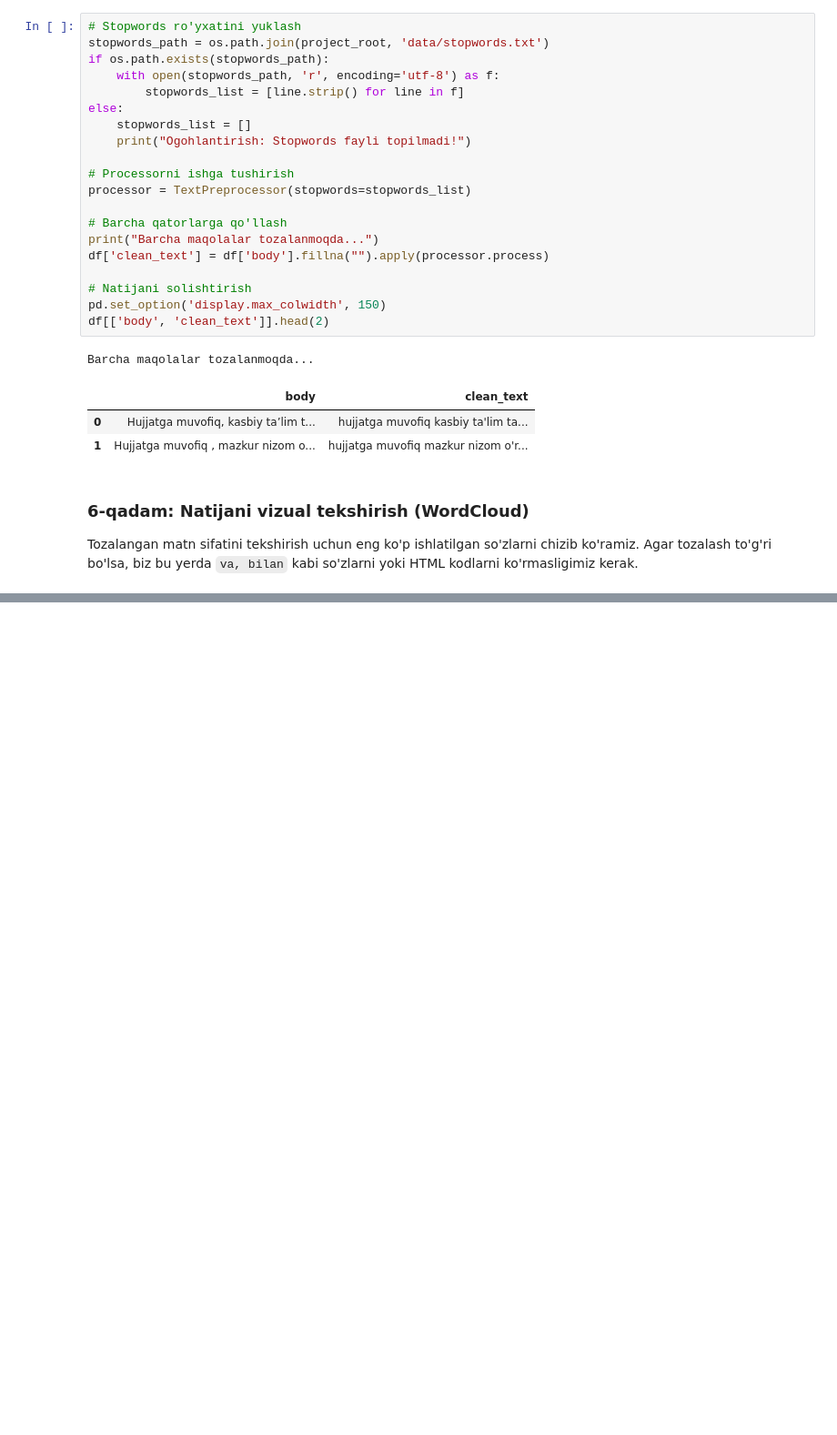
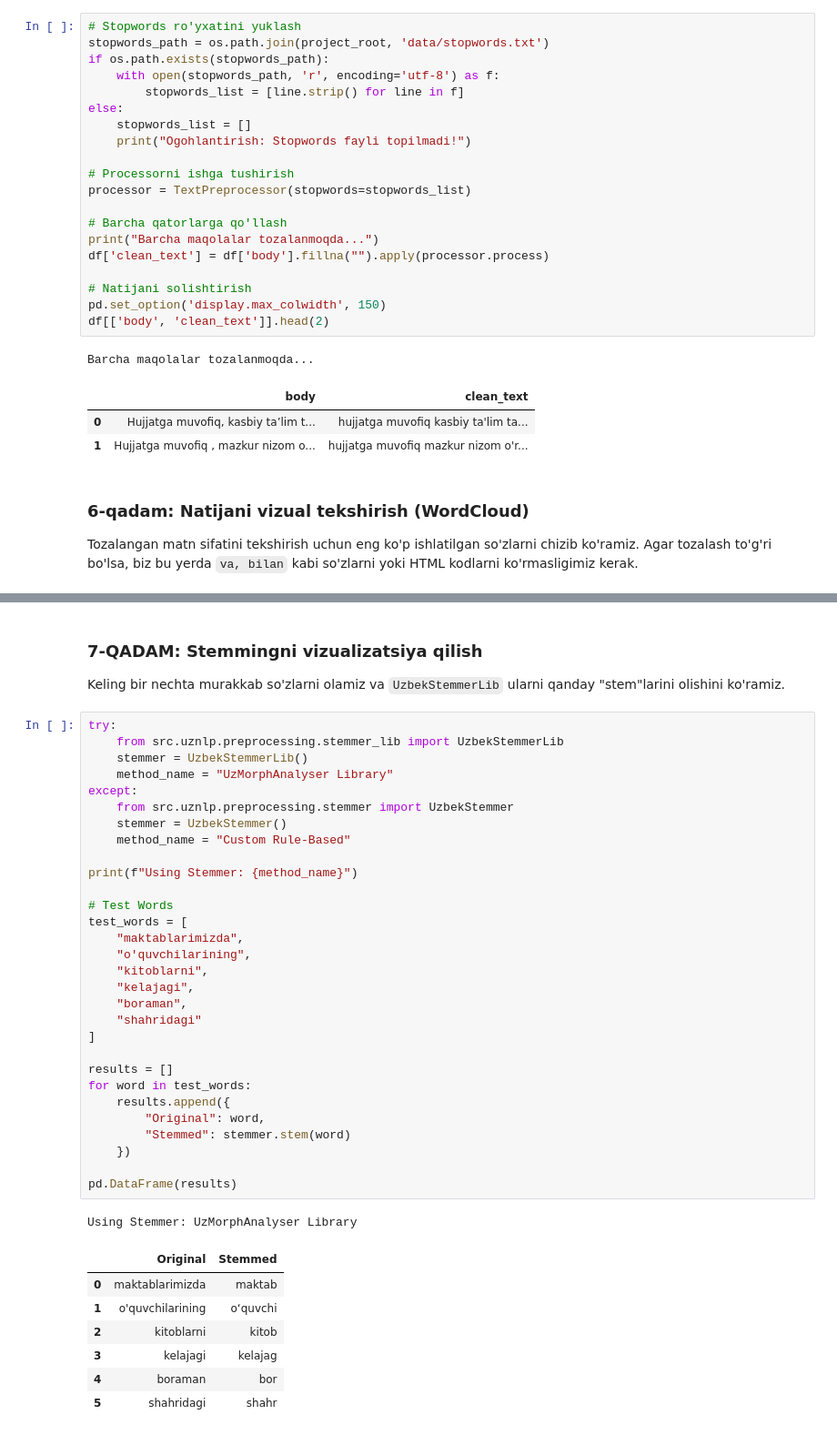
Before and after one commit to multi-modal-rtm/uznlp_course, a Jupyter notebook: labs/theme_01_preprocessing/exploration.ipynb, the cells around one changed output, grey strips where cells are left out. Shown: that part at 91% size. Saved outputs shown, nothing was run; the diff lists cells and outputs as text; blank space fills up the shorter version.

```diff
--- a/labs/theme_01_preprocessing/exploration.ipynb
+++ b/labs/theme_01_preprocessing/exploration.ipynb
@@ -345,0 +346,43 @@ plt.show()
+# %% [markdown]
+### 7-QADAM: Stemmingni vizualizatsiya qilish
+
+Keling bir nechta murakkab so'zlarni olamiz va `UzbekStemmerLib` ularni qanday "stem"larini olishini ko'ramiz.
+# %%
+try:
+    from src.uznlp.preprocessing.stemmer_lib import UzbekStemmerLib
+    stemmer = UzbekStemmerLib()
+    method_name = "UzMorphAnalyser Library"
+except:
+    from src.uznlp.preprocessing.stemmer import UzbekStemmer
+    stemmer = UzbekStemmer()
+    method_name = "Custom Rule-Based"
+
+print(f"Using Stemmer: {method_name}")
+
+# Test Words
+test_words = [
+    "maktablarimizda",
+    "o'quvchilarining",
+    "kitoblarni",
+    "kelajagi",
+    "boraman",
+    "shahridagi"
+]
+
+results = []
+for word in test_words:
+    results.append({
+        "Original": word,
+        "Stemmed": stemmer.stem(word)
+    })
+
+pd.DataFrame(results)
+# %% [output]
+Using Stemmer: UzMorphAnalyser Library
+|  | Original | Stemmed |
+| 0 | maktablarimizda | maktab |
+| 1 | o'quvchilarining | o‘quvchi |
+| 2 | kitoblarni | kitob |
+| 3 | kelajagi | kelajag |
+| 4 | boraman | bor |
+| 5 | shahridagi | shahr |
```
Also changed, not shown: parts of 2 cells of this notebook, 15 other files.
